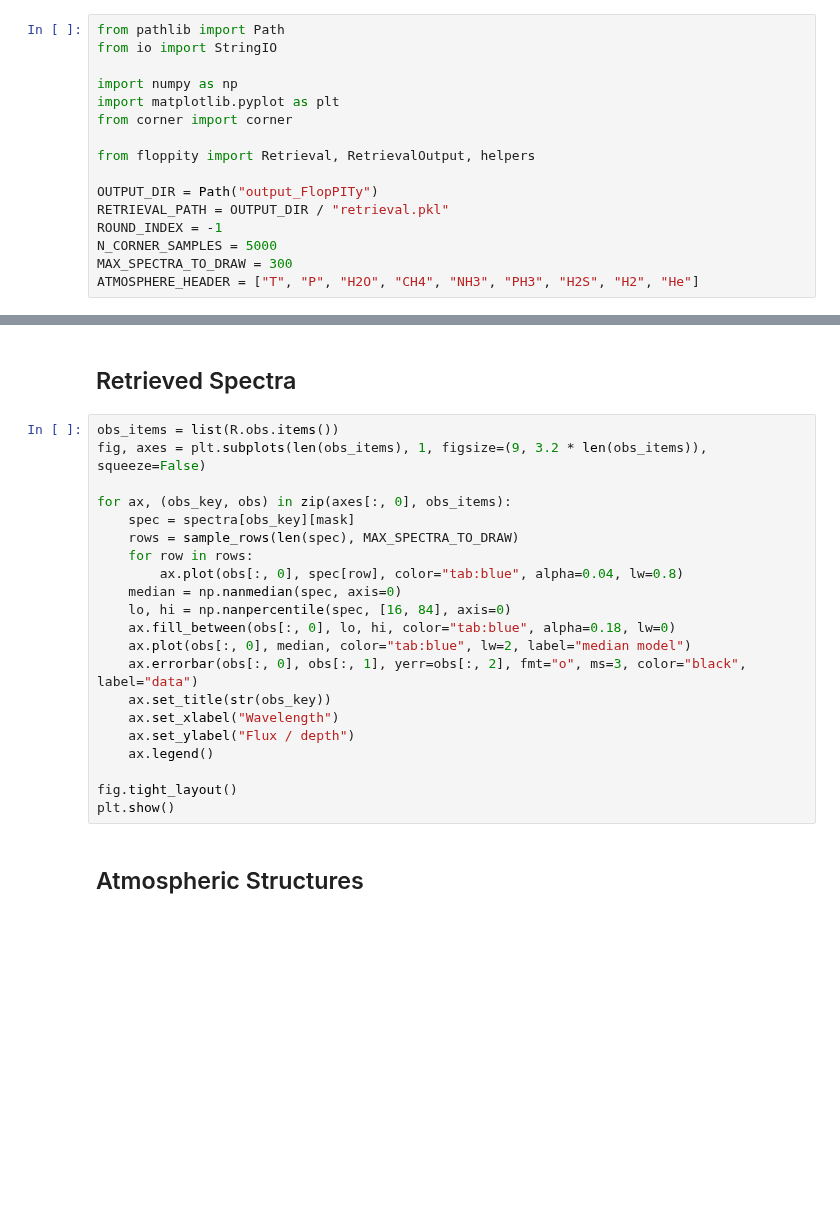
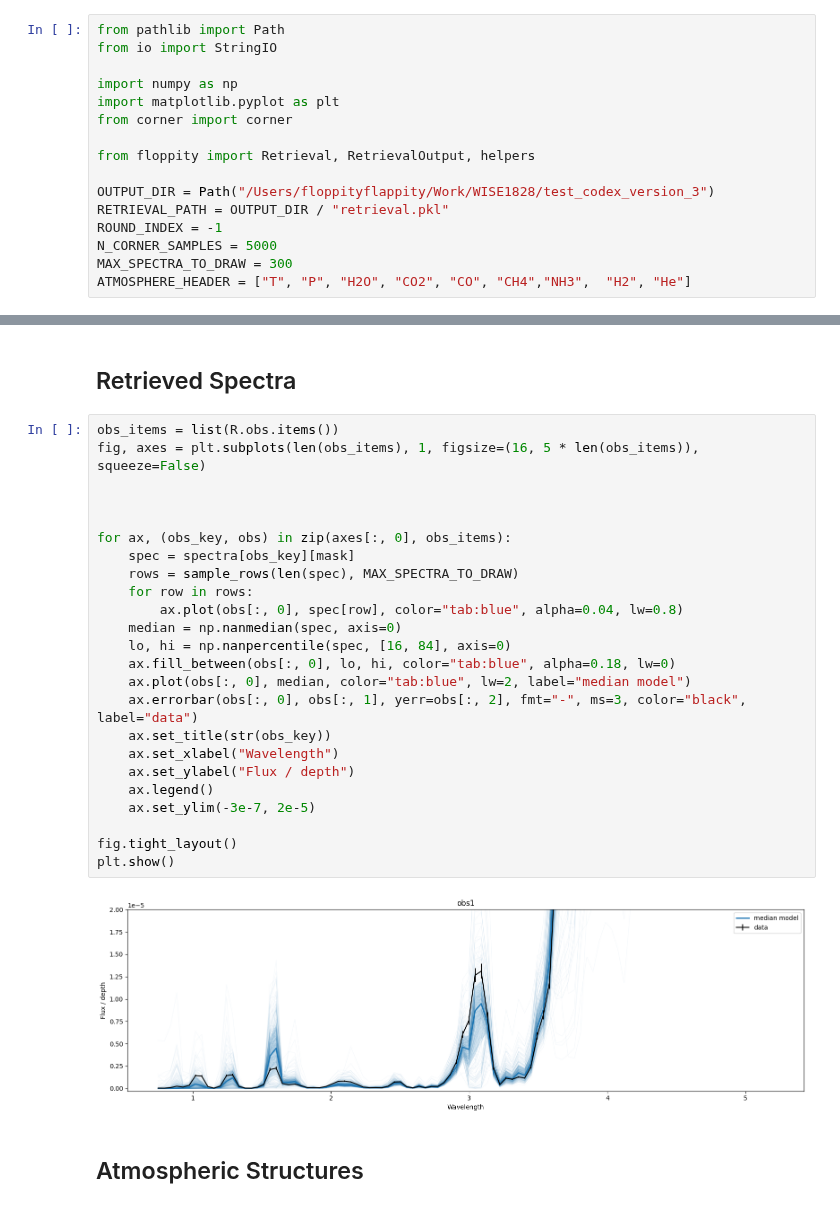
Before and after one commit to franciscoardevolmartinez/FlopPITy, a Jupyter notebook: examples/plot_retrieval_results.ipynb, the cells around one changed output, grey strips where cells are left out. Saved outputs shown, nothing was run; the diff lists cells and outputs as text; blank space fills up the shorter version.

```diff
--- a/examples/plot_retrieval_results.ipynb
+++ b/examples/plot_retrieval_results.ipynb
@@ -12,12 +12,12 @@ from corner import corner
 
 from floppity import Retrieval, RetrievalOutput, helpers
 
-OUTPUT_DIR = Path("output_FlopPITy")
+OUTPUT_DIR = Path("/Users/floppityflappity/Work/WISE1828/test_codex_version_3")
 RETRIEVAL_PATH = OUTPUT_DIR / "retrieval.pkl"
 ROUND_INDEX = -1
 N_CORNER_SAMPLES = 5000
 MAX_SPECTRA_TO_DRAW = 300
-ATMOSPHERE_HEADER = ["T", "P", "H2O", "CH4", "NH3", "PH3", "H2S", "H2", "He"]
+ATMOSPHERE_HEADER = ["T", "P", "H2O", "CO2", "CO", "CH4","NH3",  "H2", "He"]
 # %%
 def round_data_path(output_dir, round_index):
     round_dirs = sorted((output_dir / "rounds").glob("round_*"))
@@ -91,25 +98,30 @@ plt.show()
 ## Retrieved Spectra
 # %%
 obs_items = list(R.obs.items())
-fig, axes = plt.subplots(len(obs_items), 1, figsize=(9, 3.2 * len(obs_items)), squeeze=False)
+fig, axes = plt.subplots(len(obs_items), 1, figsize=(16, 5 * len(obs_items)), squeeze=False)
+
+
 
 for ax, (obs_key, obs) in zip(axes[:, 0], obs_items):
     spec = spectra[obs_key][mask]
     rows = sample_rows(len(spec), MAX_SPECTRA_TO_DRAW)
     for row in rows:
         ax.plot(obs[:, 0], spec[row], color="tab:blue", alpha=0.04, lw=0.8)
     median = np.nanmedian(spec, axis=0)
     lo, hi = np.nanpercentile(spec, [16, 84], axis=0)
     ax.fill_between(obs[:, 0], lo, hi, color="tab:blue", alpha=0.18, lw=0)
     ax.plot(obs[:, 0], median, color="tab:blue", lw=2, label="median model")
-    ax.errorbar(obs[:, 0], obs[:, 1], yerr=obs[:, 2], fmt="o", ms=3, color="black", label="data")
+    ax.errorbar(obs[:, 0], obs[:, 1], yerr=obs[:, 2], fmt="-", ms=3, color="black", label="data")
     ax.set_title(str(obs_key))
     ax.set_xlabel("Wavelength")
     ax.set_ylabel("Flux / depth")
     ax.legend()
+    ax.set_ylim(-3e-7, 2e-5)
 
 fig.tight_layout()
 plt.show()
+# %% [output]
+[figure, added]
 # %% [markdown]
 ## Atmospheric Structures
 # %%
```
Also changed, not shown: parts of 5 cells of this notebook, 5 other files.
